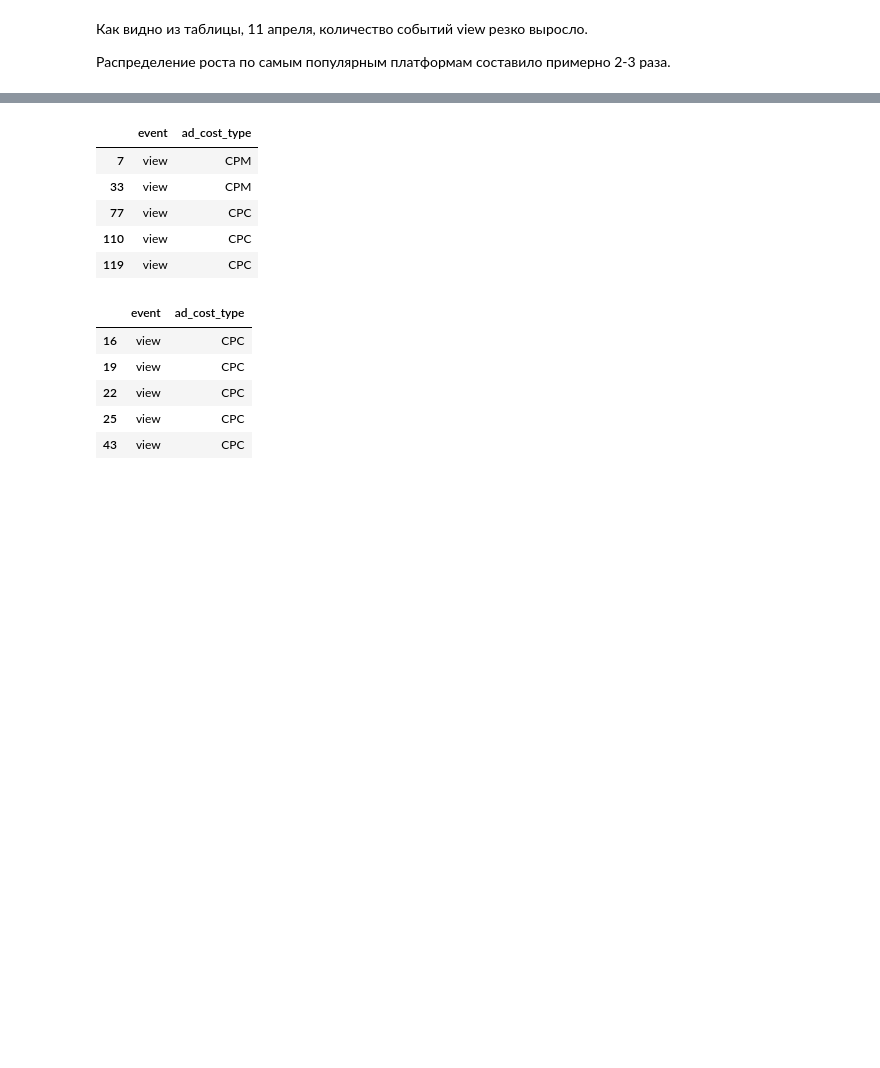
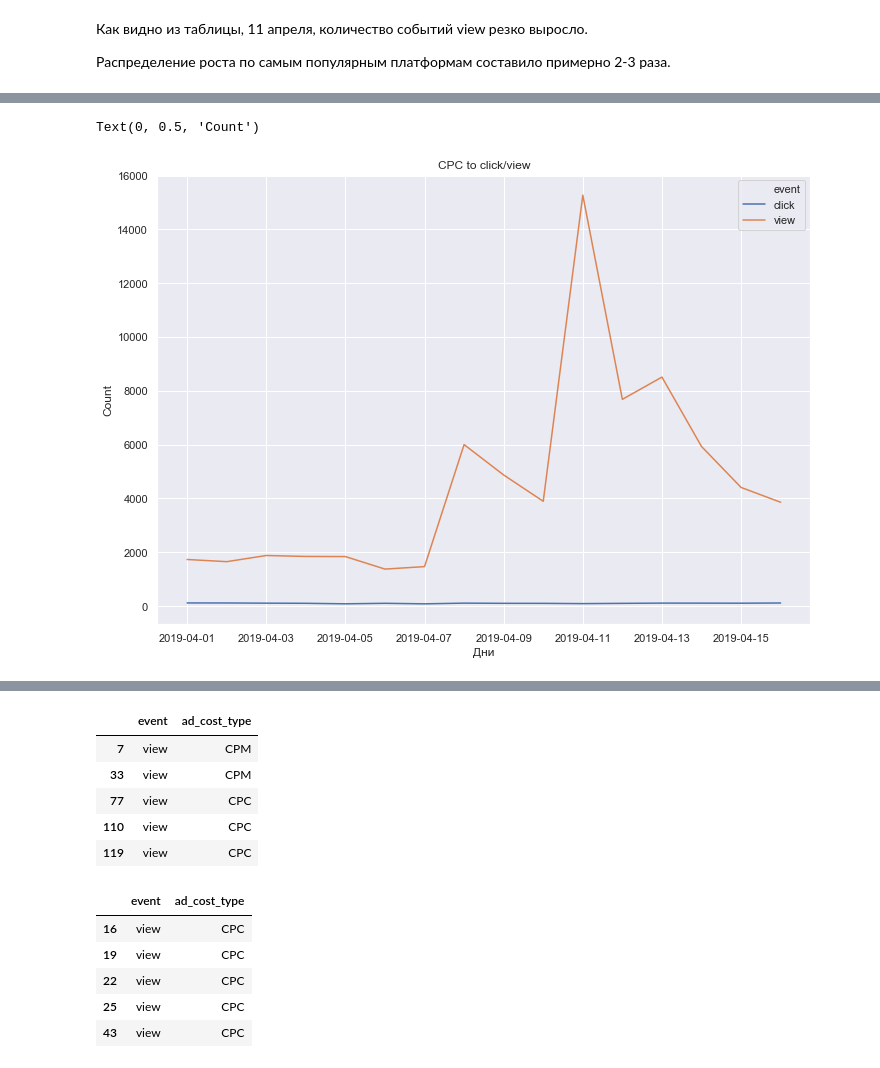
Before and after one commit to Espad/vk_analytics, a Jupyter notebook: vk_adv_analyse.ipynb, the cells around one changed output, grey strips where cells are left out. Saved outputs shown, nothing was run; the diff lists cells and outputs as text; code cells hidden in the pictures; blank space fills up the shorter version.

```diff
--- a/vk_adv_analyse.ipynb
+++ b/vk_adv_analyse.ipynb
@@ -299,0 +321,11 @@ events_data.plot(x = 'date',kind = 'line', figsize=(16,8))
+# %%
+groupped_by_events = df.groupby(['date', 'ad_cost_type', 'event'], as_index=False)\
+.agg({'time' : 'count'})\
+.rename(columns = {'time' : 'count'})
+
+request = groupped_by_events.event != 'report'
+groupped_by_events.query(expr='@request', inplace=True)
+
+groupped_by_events["date"] = groupped_by_events["date"].astype("datetime64")
+
+groupped_by_events.head(4)
@@ -299,0 +338,10 @@ events_data.plot(x = 'date',kind = 'line', figsize=(16,8))
+# %%
+ax = sns.lineplot(x = 'date', y = 'count', hue = 'event', \
+             data = groupped_by_events[groupped_by_events.ad_cost_type == 'CPC'].drop('ad_cost_type',axis = 1))
+
+ax.set_title('CPC to click/view')
+ax.set_xlabel('Дни')
+ax.set_ylabel('Count')
+# %% [output]
+Text(0, 0.5, 'Count')
+[figure, added]
```
Also changed, not shown: parts of 25 cells of this notebook.
